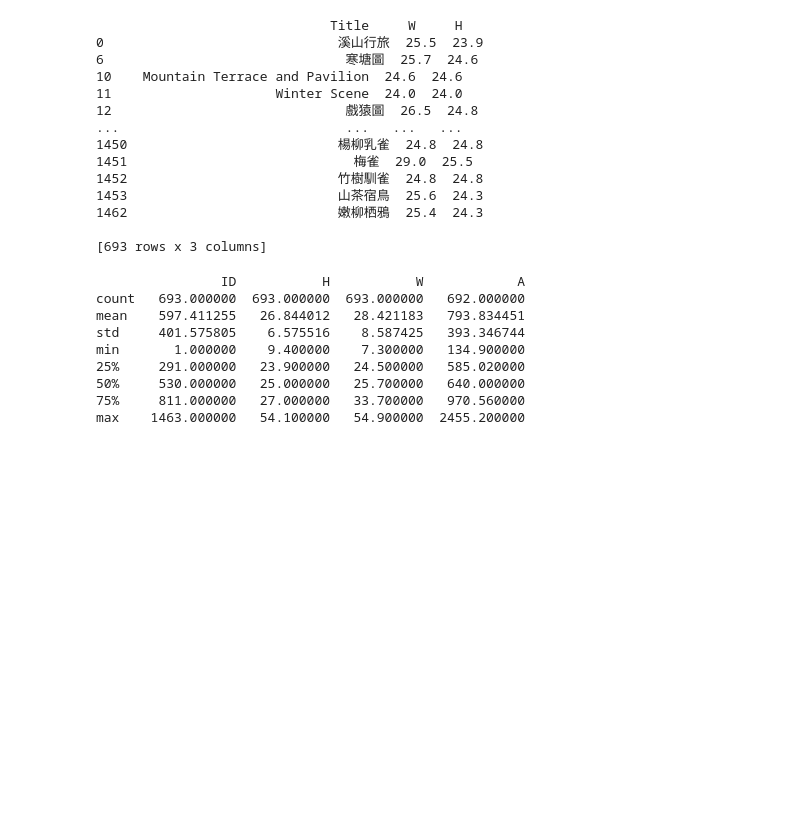
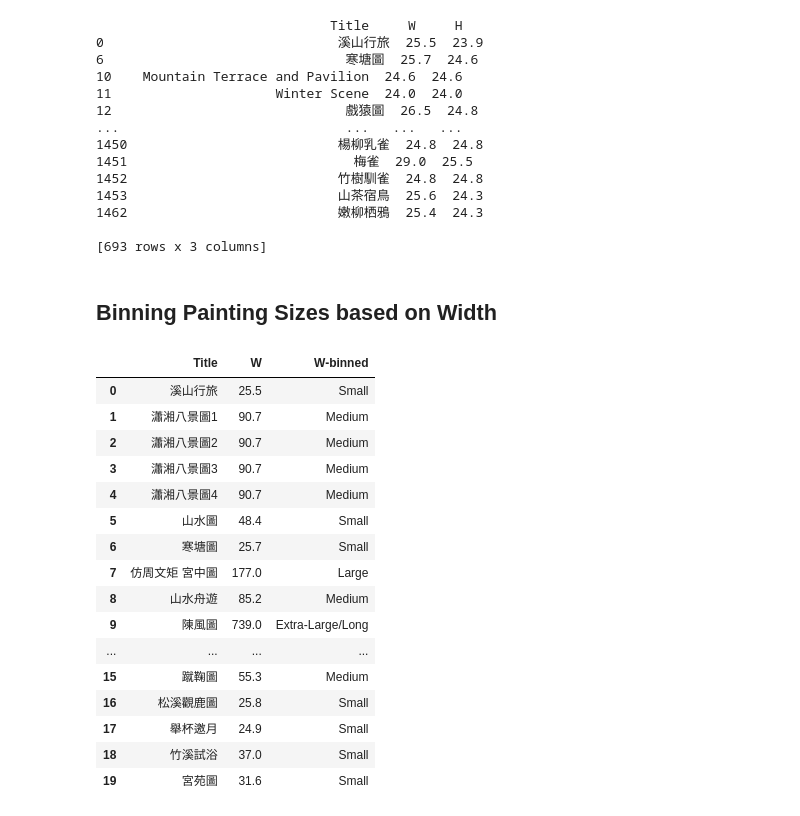
Before and after one commit to caomengge/Song-Dynasty-Paintings-Database, a Jupyter notebook: SongPaintingDatabaseShowCase.ipynb, the cells around one changed output. Drawn from its saved outputs; the diff is of its cells as text; code cells hidden in the pictures; blank space fills up the shorter version.

```diff
--- a/SongPaintingDatabaseShowCase.ipynb
+++ b/SongPaintingDatabaseShowCase.ipynb
@@ -80,15 +79,30 @@ print (df3[['Title','W','H']])
 1462                           嫩柳栖鴉  25.4  24.3
 
 [693 rows x 3 columns]
-# %%
-print(df3.describe())
-# %% [output]
-                ID           H           W            A
-count   693.000000  693.000000  693.000000   692.000000
-mean    597.411255   26.844012   28.421183   793.834451
-std     401.575805    6.575516    8.587425   393.346744
-min       1.000000    9.400000    7.300000   134.900000
-25%     291.000000   23.900000   24.500000   585.020000
-50%     530.000000   25.000000   25.700000   640.000000
-75%     811.000000   27.000000   33.700000   970.560000
-max    1463.000000   54.100000   54.900000  2455.200000
+# %% [markdown]
+## Binning Painting Sizes based on Width
+# %%
+# 55 cm is one standardized silk-width
+
+bins = (min(df['W']),55, 110, 220, max(df['W']))
+group_names = ['Small', 'Medium', 'Large', 'Extra-Large/Long']
+df['W-binned'] = pd.cut(df['W'], bins, labels=group_names, include_lowest=True )
+df[['Title','W','W-binned']].head(20)
+# %% [output]
+|  | Title | W | W-binned |
+| 0 | 溪山行旅 | 25.5 | Small |
+| 1 | 瀟湘八景圖1 | 90.7 | Medium |
+| 2 | 瀟湘八景圖2 | 90.7 | Medium |
+| 3 | 瀟湘八景圖3 | 90.7 | Medium |
+| 4 | 瀟湘八景圖4 | 90.7 | Medium |
+| 5 | 山水圖 | 48.4 | Small |
+| 6 | 寒塘圖 | 25.7 | Small |
+| 7 | 仿周文矩 宮中圖 | 177.0 | Large |
+| 8 | 山水舟遊 | 85.2 | Medium |
+| 9 | 陳風圖 | 739.0 | Extra-Large/Long |
+| ... | ... | ... | ... |
+| 15 | 蹴鞠圖 | 55.3 | Medium |
+| 16 | 松溪觀鹿圖 | 25.8 | Small |
+| 17 | 舉杯邀月 | 24.9 | Small |
+| 18 | 竹溪試浴 | 37.0 | Small |
+| 19 | 宮苑圖 | 31.6 | Small |
```
Also changed, not shown: parts of 14 cells of this notebook.
